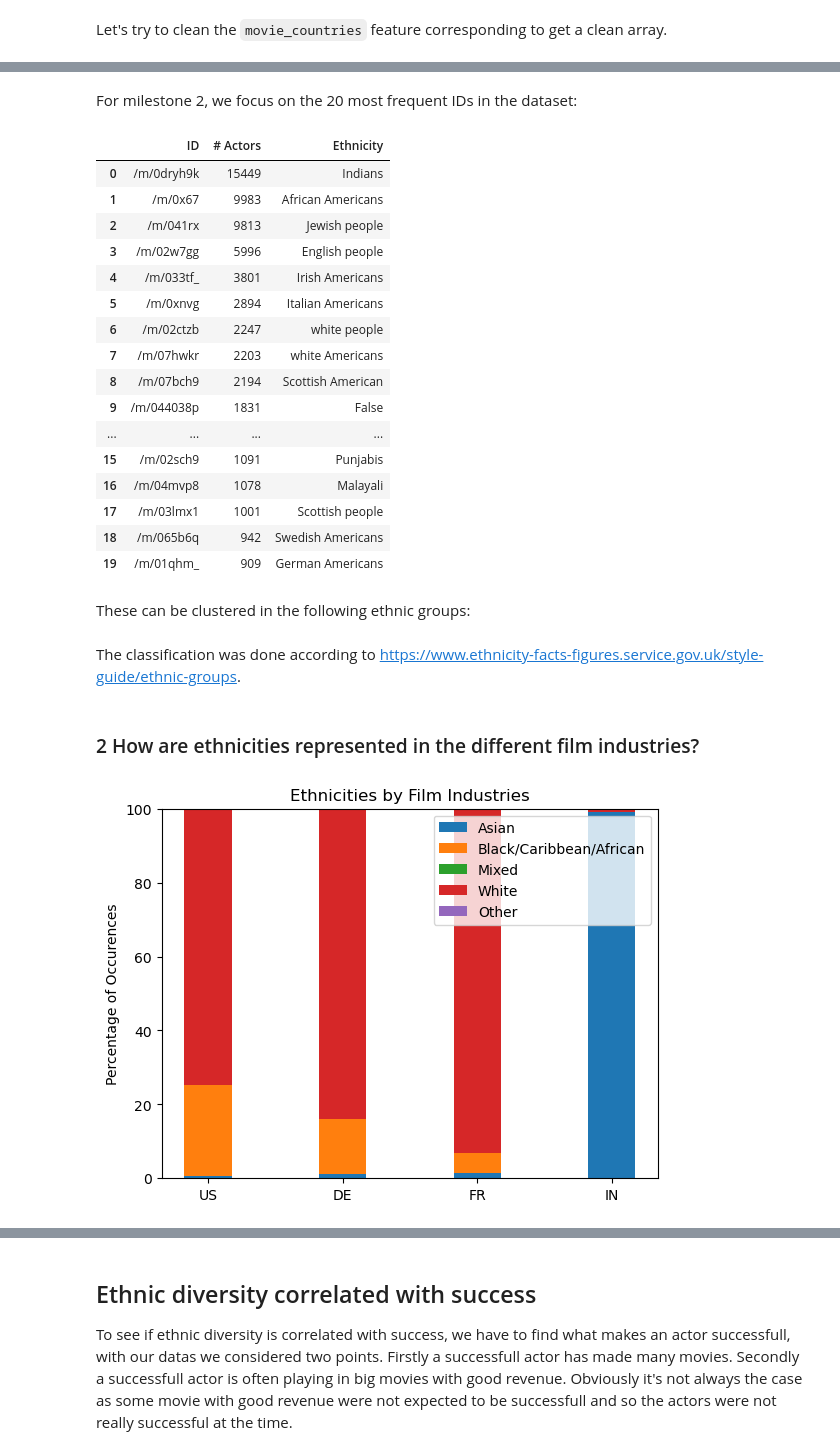
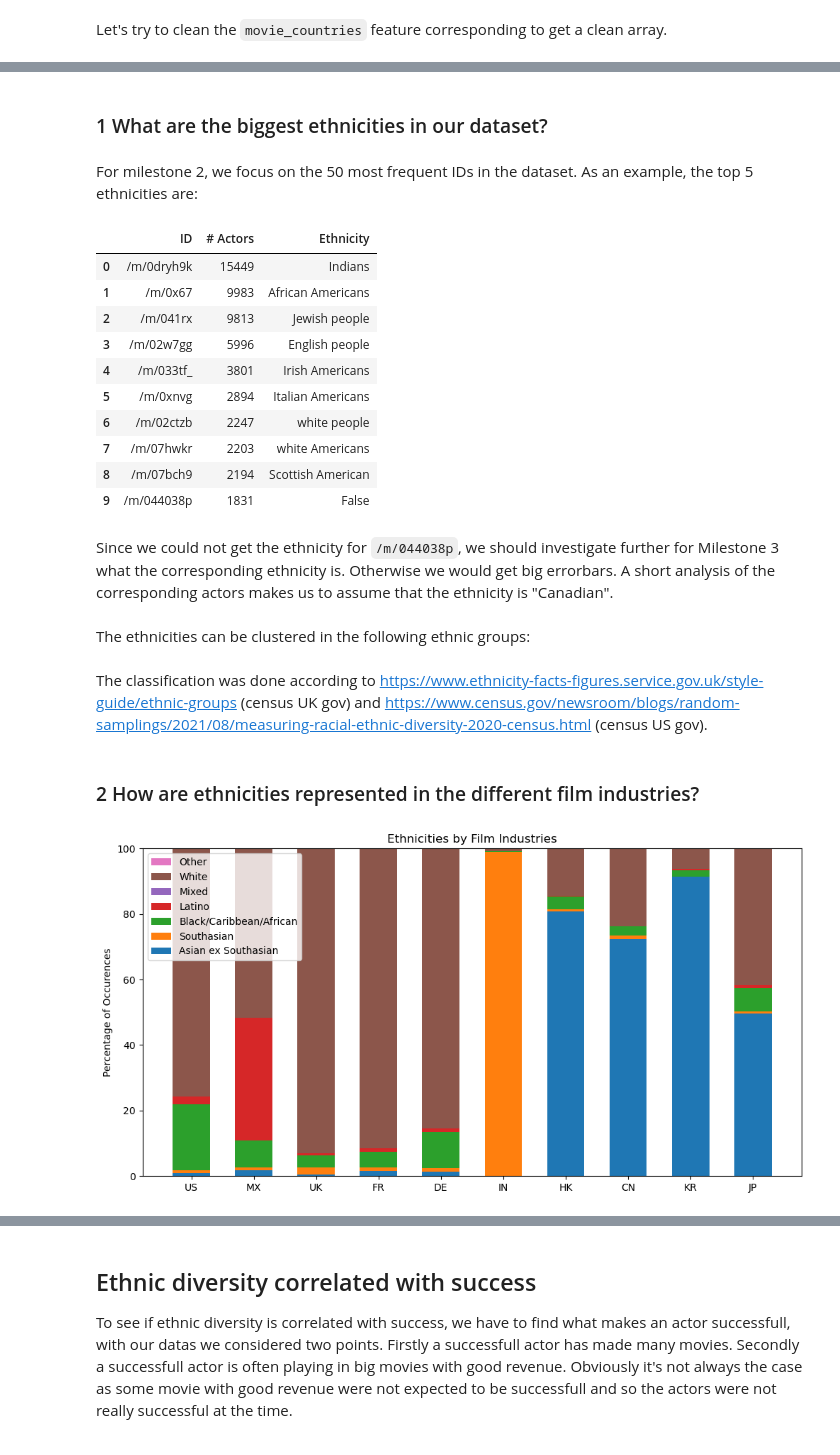
Before and after one commit to epfl-ada/ada-2022-project-borroworrob, a Jupyter notebook: johann.ipynb, the cells around one changed output, grey strips where cells are left out. Saved outputs shown, nothing was run; the diff lists cells and outputs as text; code cells hidden in the pictures.

Commit message:
Classifies more ethnicities, added more countries

```diff
--- a/johann.ipynb
+++ b/johann.ipynb
@@ -250 +250,3 @@ df_country.sample(10)
+# %% [markdown]
+### 1 What are the biggest ethnicities in our dataset?
 # %%
@@ -258,9 +257,9 @@ ethn['ID'] = ethn_by_nActors.keys()
 ethn['# Actors'] = ethn_by_nActors.values
 ethn['Ethnicity'] = ethn_by_nActors.keys().map(mapping)
 # %% [markdown]
-For milestone 2, we focus on the 20 most frequent IDs in the dataset:
+For milestone 2, we focus on the 50 most frequent IDs in the dataset. As an example, the top 5 ethnicities are:
 # %%
-ethn.head(20)
+ethn.head(10)
 # %% [output]
 |  | ID | # Actors | Ethnicity |
 | 0 | /m/0dryh9k | 15449 | Indians |
@@ -273,9 +272,5 @@ ethn.head(20)
 | 7 | /m/07hwkr | 2203 | white Americans |
 | 8 | /m/07bch9 | 2194 | Scottish American |
 | 9 | /m/044038p | 1831 | False |
-| ... | ... | ... | ... |
-| 15 | /m/02sch9 | 1091 | Punjabis |
-| 16 | /m/04mvp8 | 1078 | Malayali |
-| 17 | /m/03lmx1 | 1001 | Scottish people |
-| 18 | /m/065b6q | 942 | Swedish Americans |
-| 19 | /m/01qhm_ | 909 | German Americans |
+# %% [markdown]
+Since we could not get the ethnicity for `/m/044038p`, we should investigate further for Milestone 3 what the corresponding ethnicity is. Otherwise we would get big errorbars. A short analysis of the corresponding actors makes us to assume that the ethnicity is "Canadian".
@@ -282,25 +280,26 @@ ethn.head(20)
 # %% [markdown]
-These can be clustered in the following ethnic groups:
+The ethnicities can be clustered in the following ethnic groups:
 # %%
-asian = ['/m/0dryh9k','/m/01rv7x','/m/02sch9','/m/04mvp8']
+asian = ['/m/019kn7','/m/01xhh5','/m/03bx0k4','/m/0d2by']
+southasian = ['/m/0dryh9k','/m/01rv7x','/m/02sch9','/m/04mvp8','/m/0bpjh3','/m/0cqgdq','/m/09m6hr','/m/0g0x7_','/m/023mqw','/m/0583cz']
 black = ['/m/0x67']
+latino = ['/m/01g7zj','/m/025rpb0','/m/09k5jvk']
 mixed = []
-white = ['/m/041rx','/m/02w7gg','/m/033tf_','/m/0xnvg','/m/02ctzb','/m/07hwkr','/m/07bch9','/m/03bkbh','/m/0d7wh','/m/03ts0c','/m/0222qb','/m/03lmx1','/m/065b6q','/m/01qhm_']
+white = ['/m/041rx','/m/02w7gg','/m/033tf_','/m/0xnvg','/m/02ctzb','/m/07hwkr','/m/07bch9','/m/03bkbh','/m/0d7wh','/m/03ts0c','/m/0222qb','/m/03lmx1','/m/065b6q','/m/01qhm_','/m/048z7l','/m/06mvq','/m/0g8_vp','/m/09vc4s','/m/013xrm','/m/06gbnc','/m/07mqps','/m/02g7sp','/m/0g96wd','/m/063k3h','/m/08hpk0','/m/042gtr','/m/09kr66','/m/03ttfc','/m/038723','/m/022dp5','/m/03vv99']
 other = []
-ethn_groups = {'Asian': asian, 'Black/Caribbean/African': black, 'Mixed': mixed, 'White': white, 'Other': other}
+ethn_groups = {'Asian ex Southasian': asian, 'Southasian': southasian, 'Black/Caribbean/African': black, 'Latino': latino, 'Mixed': mixed, 'White': white, 'Other': other}
 # %% [markdown]
-The classification was done according to https://www.ethnicity-facts-figures.service.gov.uk/style-guide/ethnic-groups.
+The classification was done according to https://www.ethnicity-facts-figures.service.gov.uk/style-guide/ethnic-groups (census UK gov) and https://www.census.gov/newsroom/blogs/random-samplings/2021/08/measuring-racial-ethnic-diversity-2020-census.html (census US gov).
 # %% [markdown]
 ### 2 How are ethnicities represented in the different film industries?
 # %%
-industries = {'US': 'United States of America', 'DE': 'Germany', 'FR': 'France', 'IN': 'India'}
+industries = {'US': 'United States of America', 'MX': 'Mexico', 'UK': 'United Kingdom', 'FR': 'France', 'DE': 'Germany', 'IN': 'India', 'HK': 'Hong Kong', 'CN': 'China', 'KR': 'South Korea', 'JP': 'Japan'}
 shares = np.zeros((len(industries.keys()),len(ethn_groups.keys())))
-US.value_counts()
 i = -1
 for country in industries:
     i += 1
     mask = [industries[country] in entry for entry in merged_data['movie_countries']]
-    ethnicities_from_country = df.loc[mask]['ethnicity'].value_counts()
+    ethnicities_from_country = df_country.loc[mask]['ethnicity'].value_counts()
     j = -1
     for group in ethn_groups:
         j += 1
@@ -315,20 +314,22 @@ for country in industries:
 shares_rel = 100*shares/shares.sum(1)[:,None]
 # %%
 labels = industries.keys()
-width = 0.35       # the width of the bars: can also be len(x) sequence
+width = 0.6       # the width of the bars: can also be len(x) sequence
 
-fig, ax = plt.subplots()
+fig, ax = plt.subplots(figsize = (12,6))
 ethn_groups_list = list(ethn_groups.keys())
 ax.bar(labels, shares_rel[:,0], width, label=ethn_groups_list[0])
 bot = 0
 for i in range(len(ethn_groups.keys())-1):
     bot += shares_rel[:,i]
     ax.bar(labels, shares_rel[:,i+1], width, bottom=bot, label=ethn_groups_list[i+1])
 
 ax.set_ylabel('Percentage of Occurences')
 ax.set_title('Ethnicities by Film Industries')
 ax.legend()
+handles, labels = ax.get_legend_handles_labels()
+ax.legend(handles=handles[::-1],loc='upper left')
 
 plt.show()
 # %% [output]
-[figure, old version]
+[figure, new version]
```
Also changed, not shown: parts of 10 cells of this notebook.
